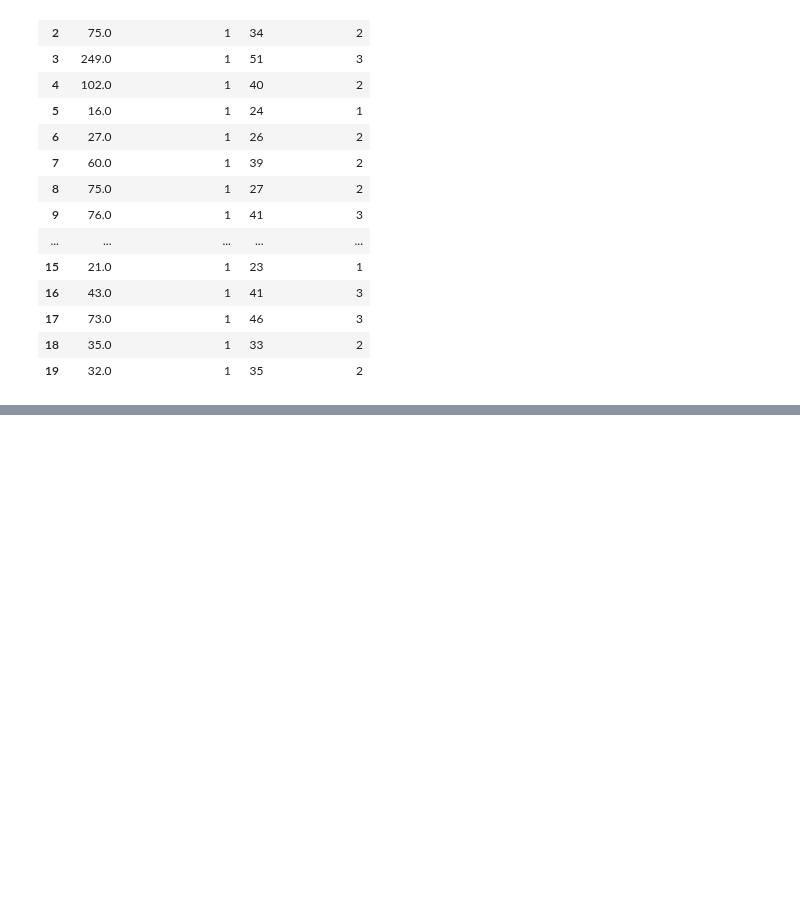
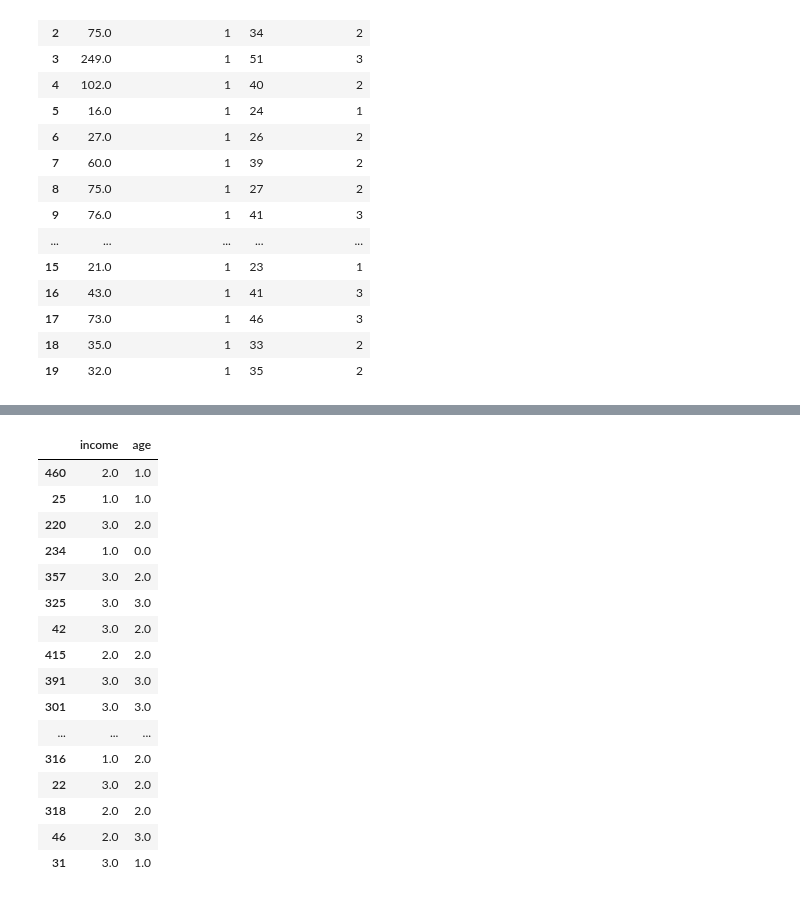
Before and after one commit to matinmahmoudi/Kaggle, a Jupyter notebook: complete-guide-to-transformation-from-a-to-z.ipynb, the cells around one changed output, grey strips where cells are left out. Cells and saved outputs as stored; diff of their text form; code cells hidden in the pictures; blank space fills up the shorter version.

```diff
--- a/complete-guide-to-transformation-from-a-to-z.ipynb
+++ b/complete-guide-to-transformation-from-a-to-z.ipynb
@@ -836,0 +894,37 @@ data_discretized[['income', 'income_bin_domain', 'age', 'age_bin_domain']].head(
+# %%
+from sklearn.preprocessing import KBinsDiscretizer
+import pandas as pd
+
+# Strategy 'quantile' is used for equal-frequency binning
+kbin_discretizer = KBinsDiscretizer(n_bins=4, encode='ordinal', strategy='quantile')
+
+# Select the columns to discretize
+columns_to_discretize = ['income', 'age']
+
+# Fit the discretizer to the training data and transform both training and testing data
+train_data_discretized = train_data.copy()
+test_data_discretized = test_data.copy()
+
+train_data_discretized[columns_to_discretize] = kbin_discretizer.fit_transform(train_data[columns_to_discretize])
+test_data_discretized[columns_to_discretize] = kbin_discretizer.transform(test_data[columns_to_discretize])
+
+# Display the first 20 rows to verify the equal-frequency binning on training data
+train_data_discretized[['income', 'age']].head(20)
+# %% [output]
+|  | income | age |
+| 460 | 2.0 | 1.0 |
+| 25 | 1.0 | 1.0 |
+| 220 | 3.0 | 2.0 |
+| 234 | 1.0 | 0.0 |
+| 357 | 3.0 | 2.0 |
+| 325 | 3.0 | 3.0 |
+| 42 | 3.0 | 2.0 |
+| 415 | 2.0 | 2.0 |
+| 391 | 3.0 | 3.0 |
+| 301 | 3.0 | 3.0 |
+| ... | ... | ... |
+| 316 | 1.0 | 2.0 |
+| 22 | 3.0 | 2.0 |
+| 318 | 2.0 | 2.0 |
+| 46 | 2.0 | 3.0 |
+| 31 | 3.0 | 1.0 |
```
Also changed, not shown: parts of 5 cells of this notebook.
